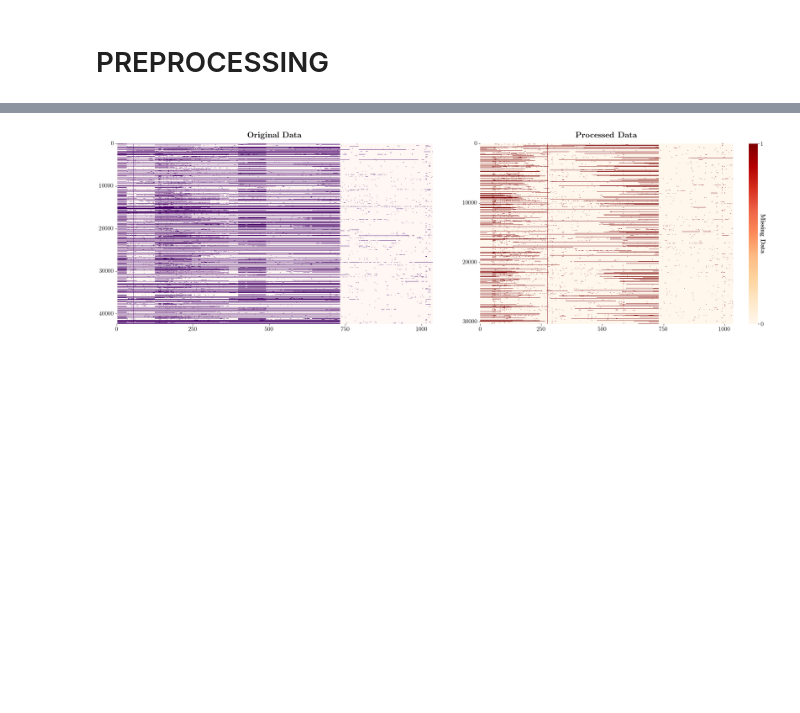
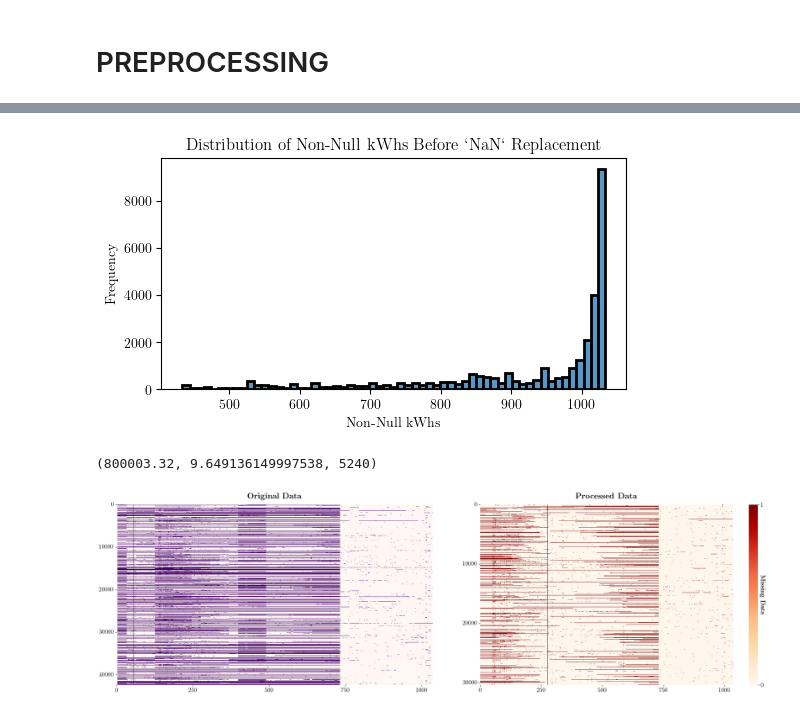
Before and after one commit to d41sys/electric-theft-detection, a Jupyter notebook: notebooks/preprocessing.ipynb, the cells around one changed output, grey strips where cells are left out. Saved outputs shown, nothing was run; the diff lists cells and outputs as text; code cells hidden in the pictures; blank space fills up the shorter version.

```diff
--- a/notebooks/preprocessing.ipynb
+++ b/notebooks/preprocessing.ipynb
@@ -124,3 +130,30 @@ data
+# %%
+# Find's boolean mask of non-null values, then sums them by row - only checking kWhs
+# non_null_counts_by_consumer = rawData.iloc[:, 2:].notnull().sum(axis=1)
+non_null_counts_by_consumer = data.notnull().sum(axis=1)
+
+# Print first five values to check
+non_null_counts_by_consumer.head()
+
+# Using a distribution plot to visualize non-null counts in data
+plt.figure(figsize=(6, 3))
+sns.histplot(non_null_counts_by_consumer, kde=False, edgecolor='k', linewidth=2)
+plt.xlabel('Non-Null kWhs')
+plt.ylabel('Frequency')
+plt.title('Distribution of Non-Null kWhs Before `NaN` Replacement')
+
+# Display the plot
+plt.show()
+# %% [output]
+[figure, added]
+# %%
+max_by_consumer = data.max(axis=1)
+average_by_consumer = data.mean(axis=1)
+std_by_consumer = data.std(axis=1)
+
+data.max().max(), data.mean().mean(), max_by_consumer.idxmax()
+# %% [output]
+(800003.32, 9.649136149997538, 5240)
 # %%
 fig, axs = plt.subplots(1, 2, figsize=(30,8))
 
```
Also changed, not shown: parts of 92 cells of this notebook, 13 other files.
